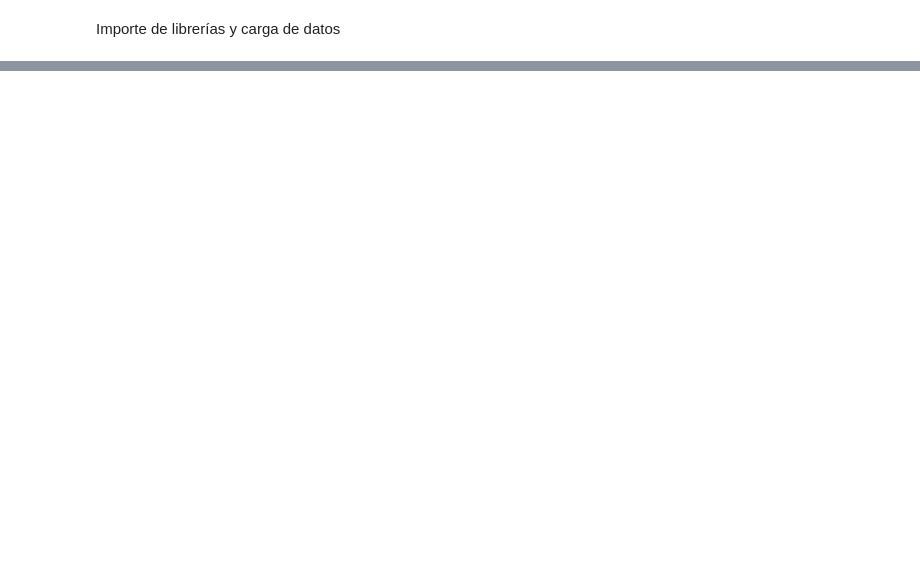
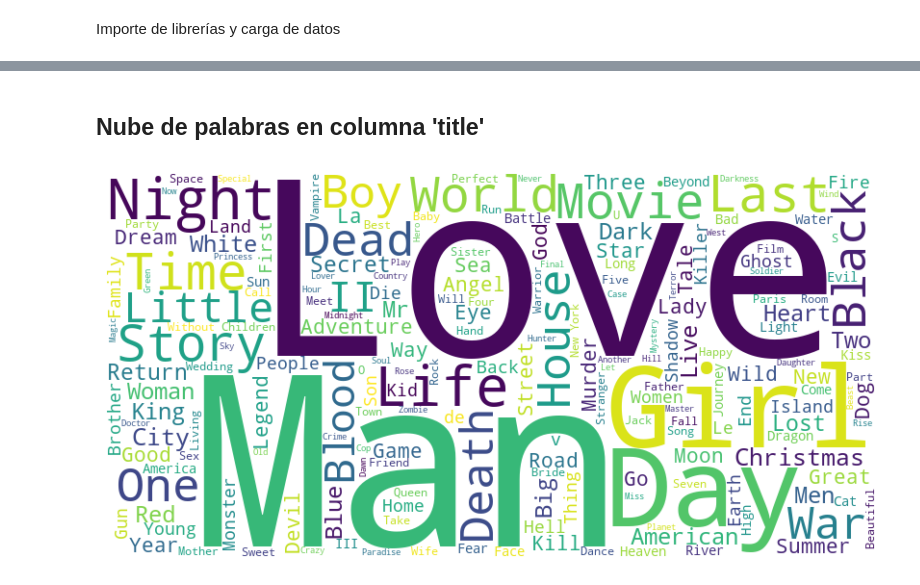
Before and after one commit to MiguelDenisP/ProyectoHenry1, a Jupyter notebook: Notebooks/eda.ipynb, the cells around one changed output, grey strips where cells are left out. Saved outputs shown, nothing was run; the diff lists cells and outputs as text; code cells hidden in the pictures; blank space fills up the shorter version.

```diff
--- a/Notebooks/eda.ipynb
+++ b/Notebooks/eda.ipynb
@@ -35 +128,4 @@ Observamos primeramente algunas columnas no serán utilizadas: video,imdb_id,adu
+# %%
+eda=eda.loc[eda['status']=='Released']
+eda =eda.drop(columns='status')
 # %%
@@ -57,0 +149,3 @@ Observamos que belong_to_collection, genres, production_companies, production_co
+# %%
+eda = eda.dropna(subset=['overview', 'director_name'])
+eda.isna().sum()
@@ -57,0 +212,15 @@ Observamos que belong_to_collection, genres, production_companies, production_co
+# %% [markdown]
+## Nube de palabras en columna 'title'
+# %%
+text = ' '.join(eda['title'].astype(str))
+
+# Crear una nube de palabras
+wordcloud = WordCloud(width=800, height=400, background_color='white').generate(text)
+
+# Mostrar la nube de palabras
+plt.figure(figsize=(10, 5))
+plt.imshow(wordcloud, interpolation='bilinear')
+plt.axis('off')
+plt.show()
+# %% [output]
+[figure, added]
```
Also changed, not shown: parts of 35 cells of this notebook, 2 other files.
